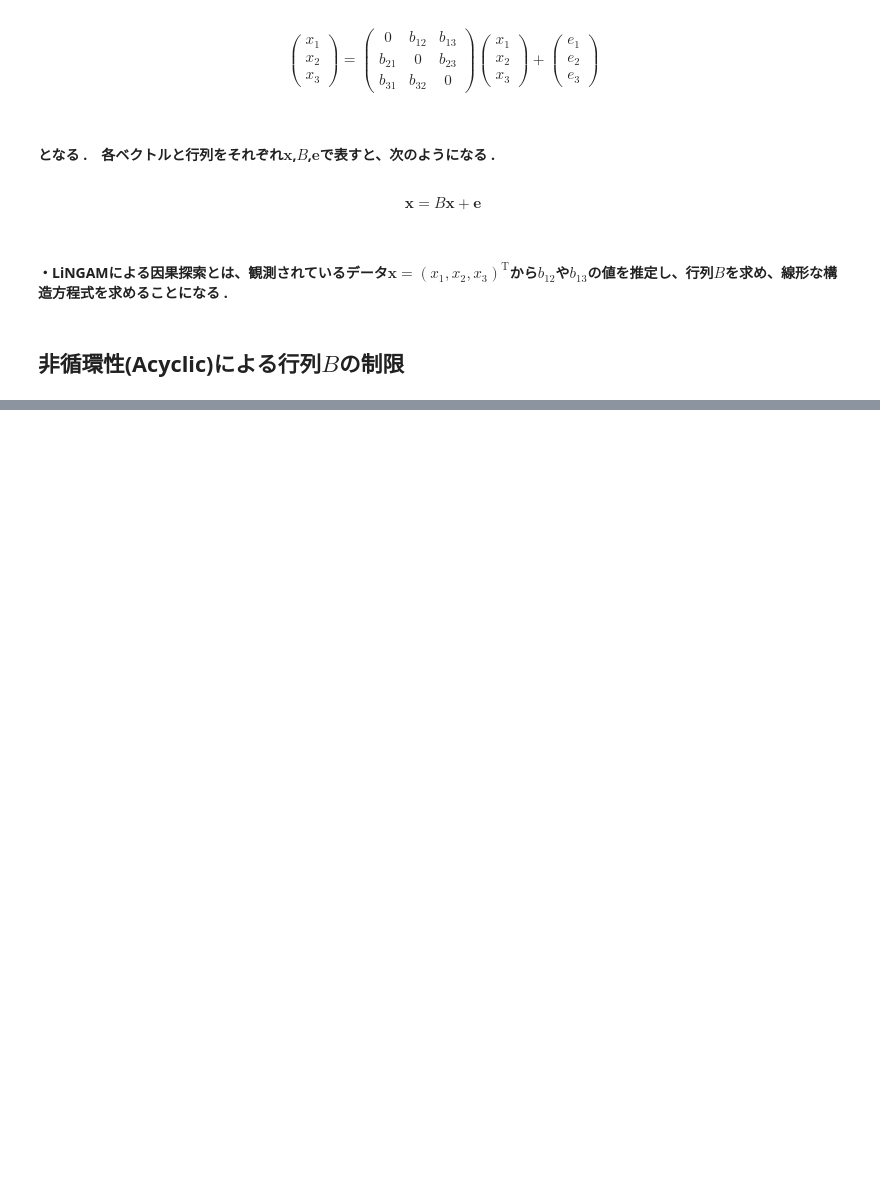
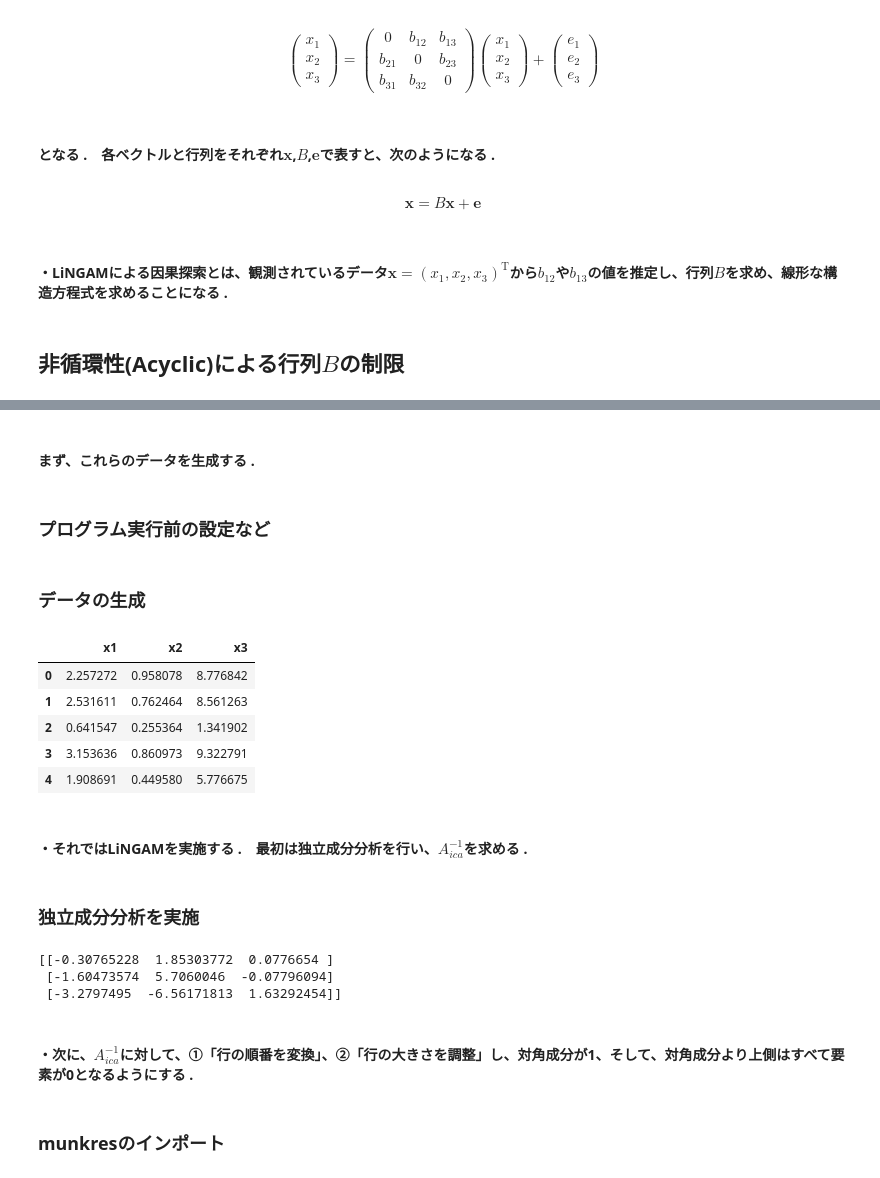
Before and after one commit to LABO-M/Python-causal-analysis, a Jupyter notebook: chapter6/chapter6.ipynb, the cells around one changed output, grey strips where cells are left out. Saved outputs shown, nothing was run; the diff lists cells and outputs as text; code cells hidden in the pictures; blank space fills up the shorter version.

```diff
--- a/chapter6/chapter6.ipynb
+++ b/chapter6/chapter6.ipynb
@@ -76,0 +252,4 @@ $$
+# %% [markdown]
+#### まず、これらのデータを生成する .
+# %% [markdown]
+### プログラム実行前の設定など
@@ -76,0 +266,51 @@ $$
+# %% [markdown]
+### データの生成
+# %%
+# データ数
+num_data = 200
+
+# 非ガウスのノイズ
+ex1 = 2*(np.random.rand(num_data)-0.5)  # -1.0から1.0
+ex2 = 2*(np.random.rand(num_data)-0.5)
+ex3 = 2*(np.random.rand(num_data)-0.5)
+
+# データ生成
+x2 = ex2
+x1 = 3*x2 + ex1
+x3 = 2*x1 + 4*x2 + ex3
+
+# 表にまとめる
+df = pd.DataFrame({"x1": x1, "x2": x2, "x3": x3})
+df.head()
+# %% [output]
+|  | x1 | x2 | x3 |
+| 0 | 2.257272 | 0.958078 | 8.776842 |
+| 1 | 2.531611 | 0.762464 | 8.561263 |
+| 2 | 0.641547 | 0.255364 | 1.341902 |
+| 3 | 3.153636 | 0.860973 | 9.322791 |
+| 4 | 1.908691 | 0.449580 | 5.776675 |
+# %% [markdown]
+#### ・それではLiNGAMを実施する .　最初は独立成分分析を行い、$A^{-1}_{ica}$を求める .
+# %% [markdown]
+### 独立成分分析を実施
+# %%
+# 独立成分分析はscikit-learnの関数を使用します
+from sklearn.decomposition import FastICA
+# https://scikit-learn.org/stable/modules/generated/sklearn.decomposition.FastICA.html
+
+ica = FastICA(random_state=1234, max_iter=1000).fit(df)
+
+# ICAで求めた行列A
+A_ica = ica.mixing_
+
+# 行列Aの逆行列を求める
+A_ica_inv = np.linalg.pinv(A_ica)
+print(A_ica_inv)
+# %% [output]
+[[-0.30765228  1.85303772  0.0776654 ]
+ [-1.60473574  5.7060046  -0.07796094]
+ [-3.2797495  -6.56171813  1.63292454]]
+# %% [markdown]
+#### ・次に、$A^{-1}_{ica}$に対して、①「行の順番を変換」、②「行の大きさを調整」し、対角成分が1、そして、対角成分より上側はすべて要素が0となるようにする .
+# %% [markdown]
+### munkresのインポート
```
Also changed, not shown: parts of 98 cells of this notebook, 1 other file.
